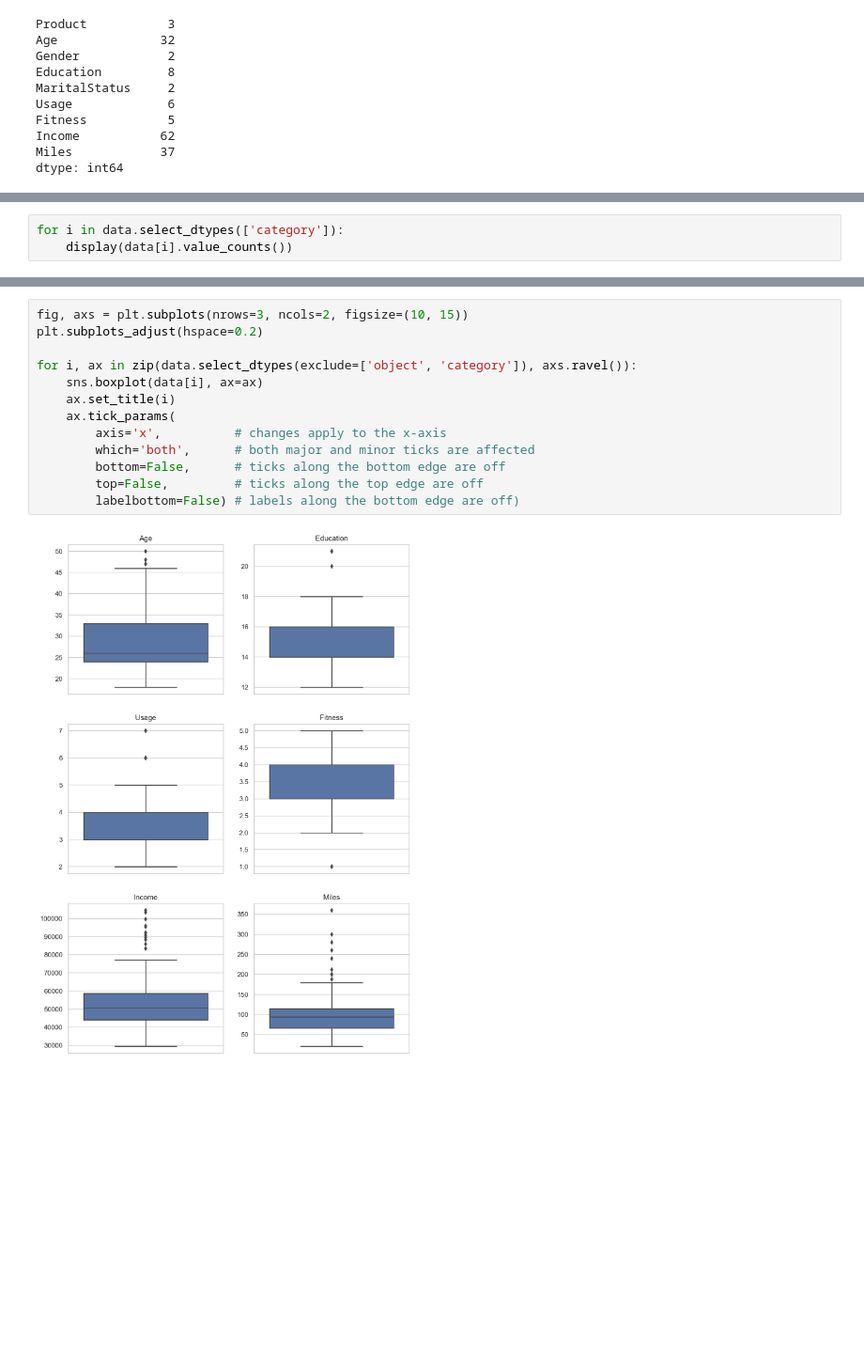
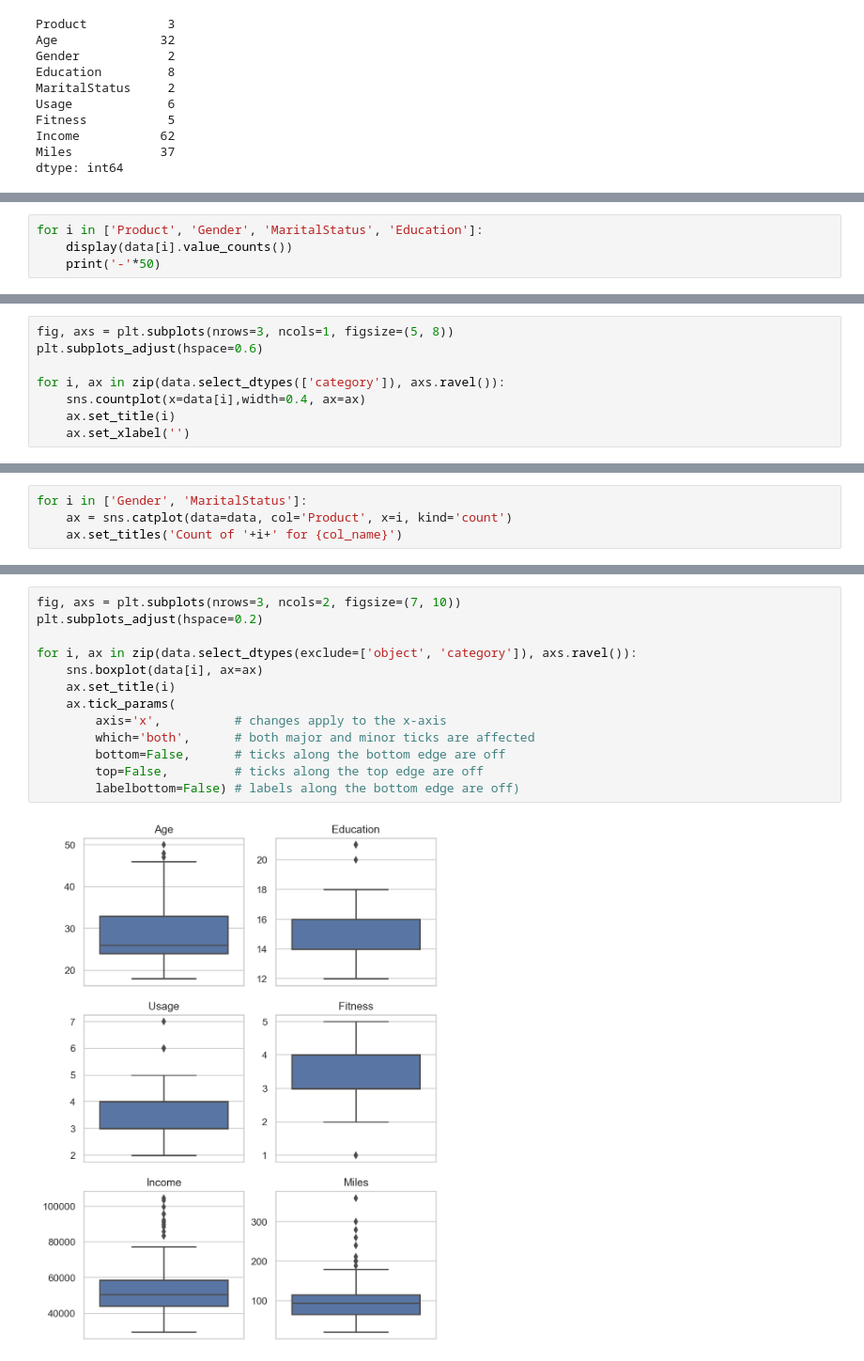
Before and after one commit to krashu/DSML, a Jupyter notebook: EDA/aerofit_data_analysis.ipynb, the cells around one changed output, grey strips where cells are left out. Shown at 94% size. Saved outputs shown, nothing was run; the diff lists cells and outputs as text; blank space fills up the shorter version.

```diff
--- a/EDA/aerofit_data_analysis.ipynb
+++ b/EDA/aerofit_data_analysis.ipynb
@@ -80,0 +114,4 @@ Columns `Education`, `Usage`, `Fitness` are looks like ordinal type.
+# %%
+for i in ['Product', 'Gender', 'MaritalStatus', 'Education']:
+    display(data[i].value_counts())
+    print('-'*50)
@@ -85,4 +195,9 @@ Columns `Education`, `Usage`, `Fitness` are looks like ordinal type.
 # %%
-for i in data.select_dtypes(['category']):
-    display(data[i].value_counts())
+fig, axs = plt.subplots(nrows=3, ncols=1, figsize=(5, 8))
+plt.subplots_adjust(hspace=0.6)
+
+for i, ax in zip(data.select_dtypes(['category']), axs.ravel()):
+    sns.countplot(x=data[i],width=0.4, ax=ax)
+    ax.set_title(i)
+    ax.set_xlabel('')
 # %% [output]
@@ -98,0 +205,4 @@ Name: MaritalStatus, dtype: int64
+# %%
+for i in ['Gender', 'MaritalStatus']:
+    ax = sns.catplot(data=data, col='Product', x=i, kind='count')
+    ax.set_titles('Count of '+i+' for {col_name}')
@@ -106,16 +221,16 @@ Name: MaritalStatus, dtype: int64
 # %%
-fig, axs = plt.subplots(nrows=3, ncols=2, figsize=(10, 15))
+fig, axs = plt.subplots(nrows=3, ncols=2, figsize=(7, 10))
 plt.subplots_adjust(hspace=0.2)
 
 for i, ax in zip(data.select_dtypes(exclude=['object', 'category']), axs.ravel()):
     sns.boxplot(data[i], ax=ax)
     ax.set_title(i)
     ax.tick_params(
         axis='x',          # changes apply to the x-axis
         which='both',      # both major and minor ticks are affected
         bottom=False,      # ticks along the bottom edge are off
         top=False,         # ticks along the top edge are off
         labelbottom=False) # labels along the bottom edge are off)
 # %% [output]
-[figure, old version]
+[figure, new version]
 # %% [markdown]
```
Also changed, not shown: parts of 73 cells of this notebook.
